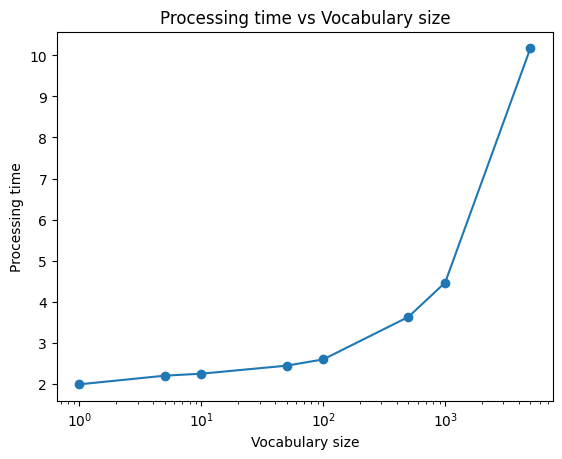
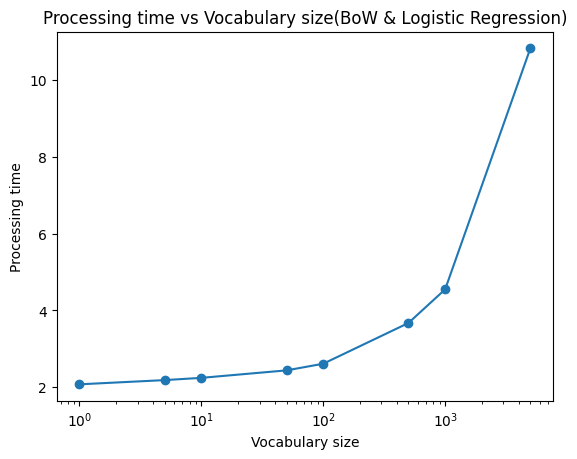
The change to this notebook cell's code, shown as a diff; its figure went from the first image to the second:
--- before
+++ after
@@ -23,5 +23,7 @@
 plt.xlabel("Vocabulary size")
 plt.ylabel("Processing time")
-plt.title("Processing time vs Vocabulary size")
+plt.title("Processing time vs Vocabulary size(BoW & Logistic Regression)")
 plt.xscale("log")
 plt.show
+
+plt.savefig("../Figures/BoW&LogisticRegression_ProcessingTime_vs_vocab_size.png", dpi=300, bbox_inches="tight")

Commit: グラフの画像を追加